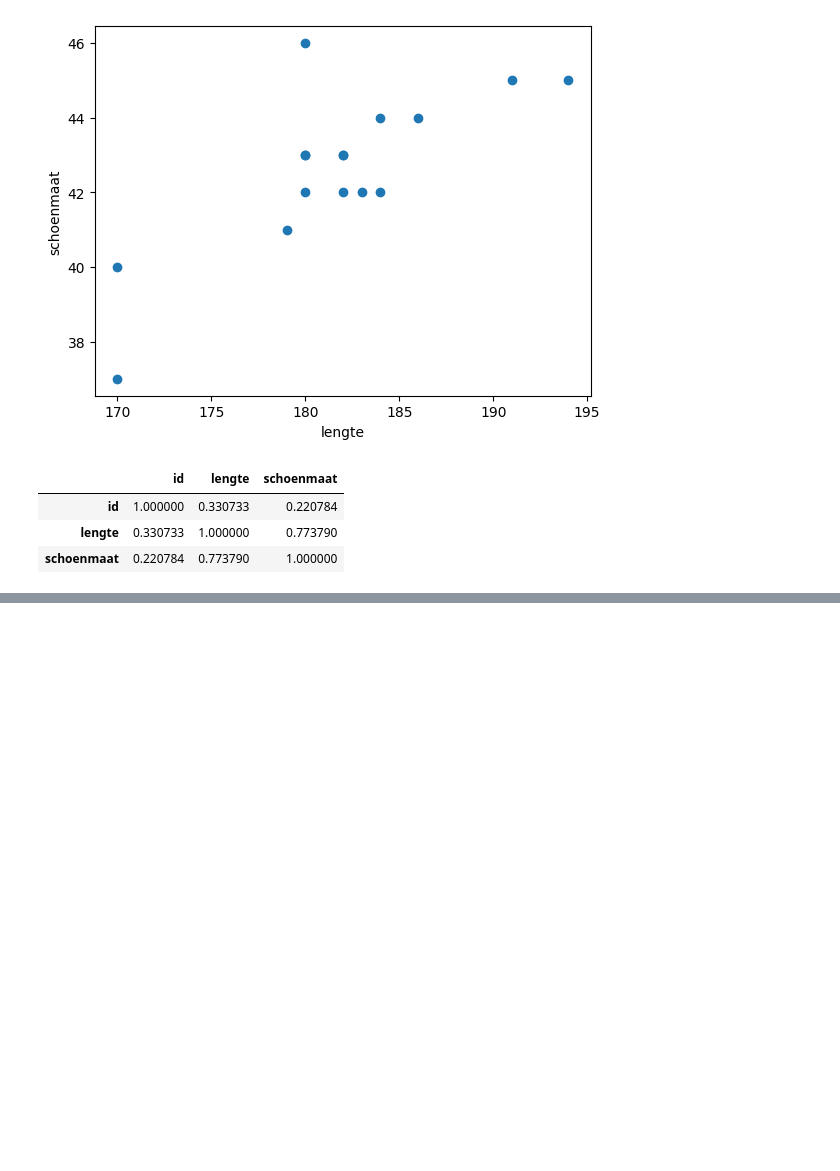
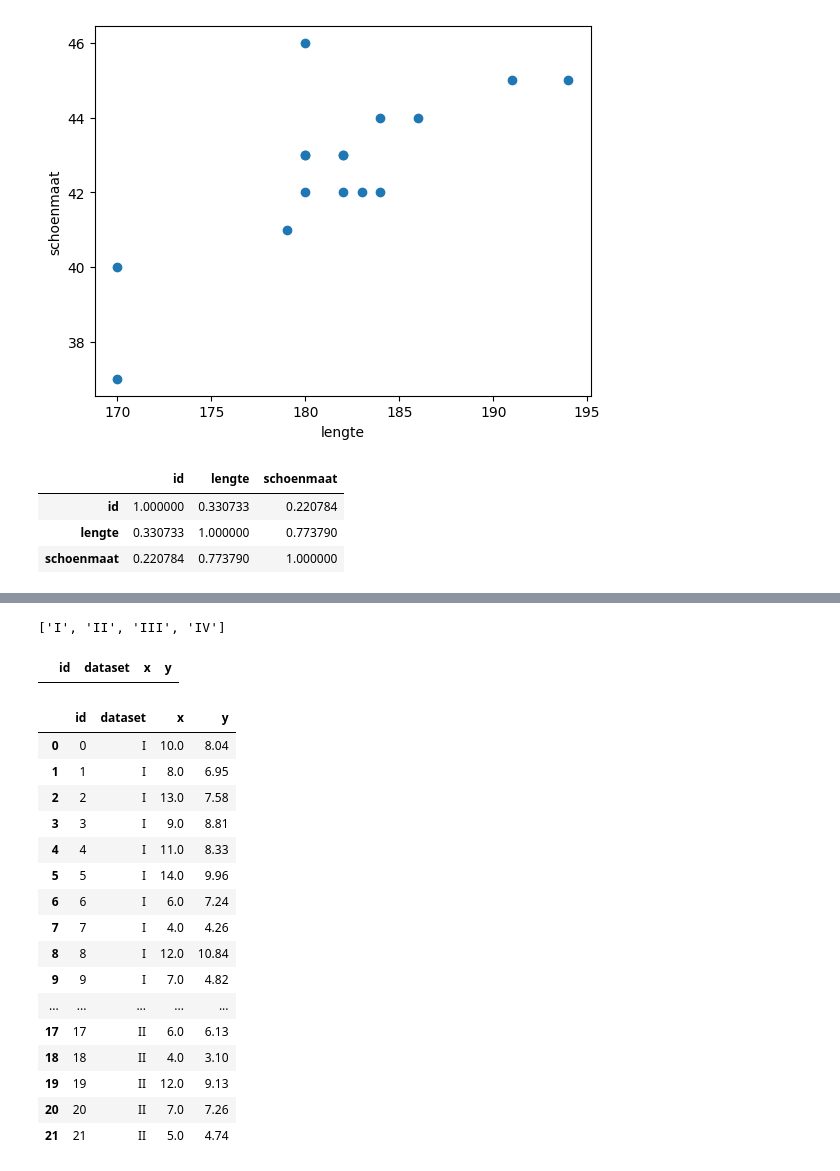
Before and after one commit to Zuyd-ADSAI/ZM001-2425-data-science, a Jupyter notebook: notebooks/ds_week1_getting_started.ipynb, the cells around one changed output, grey strips where cells are left out. Cells and saved outputs as stored; diff of their text form; code cells hidden in the pictures; blank space fills up the shorter version.

```diff
--- a/notebooks/ds_week1_getting_started.ipynb
+++ b/notebooks/ds_week1_getting_started.ipynb
@@ -235,0 +260,29 @@ df.corr(method='pearson')
+# %%
+dataset_ids
+# %% [output]
+['I', 'II', 'III', 'IV']
+# %%
+df[(df['dataset'] == 'II') & (df['dataset'] == 'III')]
+# %% [output]
+|  | id | dataset | x | y |
+# %%
+# pandas filtering operation
+df[(df['dataset'] == 'I') | (df['dataset'] == 'II')]
+# %% [output]
+|  | id | dataset | x | y |
+| 0 | 0 | I | 10.0 | 8.04 |
+| 1 | 1 | I | 8.0 | 6.95 |
+| 2 | 2 | I | 13.0 | 7.58 |
+| 3 | 3 | I | 9.0 | 8.81 |
+| 4 | 4 | I | 11.0 | 8.33 |
+| 5 | 5 | I | 14.0 | 9.96 |
+| 6 | 6 | I | 6.0 | 7.24 |
+| 7 | 7 | I | 4.0 | 4.26 |
+| 8 | 8 | I | 12.0 | 10.84 |
+| 9 | 9 | I | 7.0 | 4.82 |
+| ... | ... | ... | ... | ... |
+| 17 | 17 | II | 6.0 | 6.13 |
+| 18 | 18 | II | 4.0 | 3.10 |
+| 19 | 19 | II | 12.0 | 9.13 |
+| 20 | 20 | II | 7.0 | 7.26 |
+| 21 | 21 | II | 5.0 | 4.74 |
```
Also changed, not shown: parts of 11 cells of this notebook, 4 other files.
